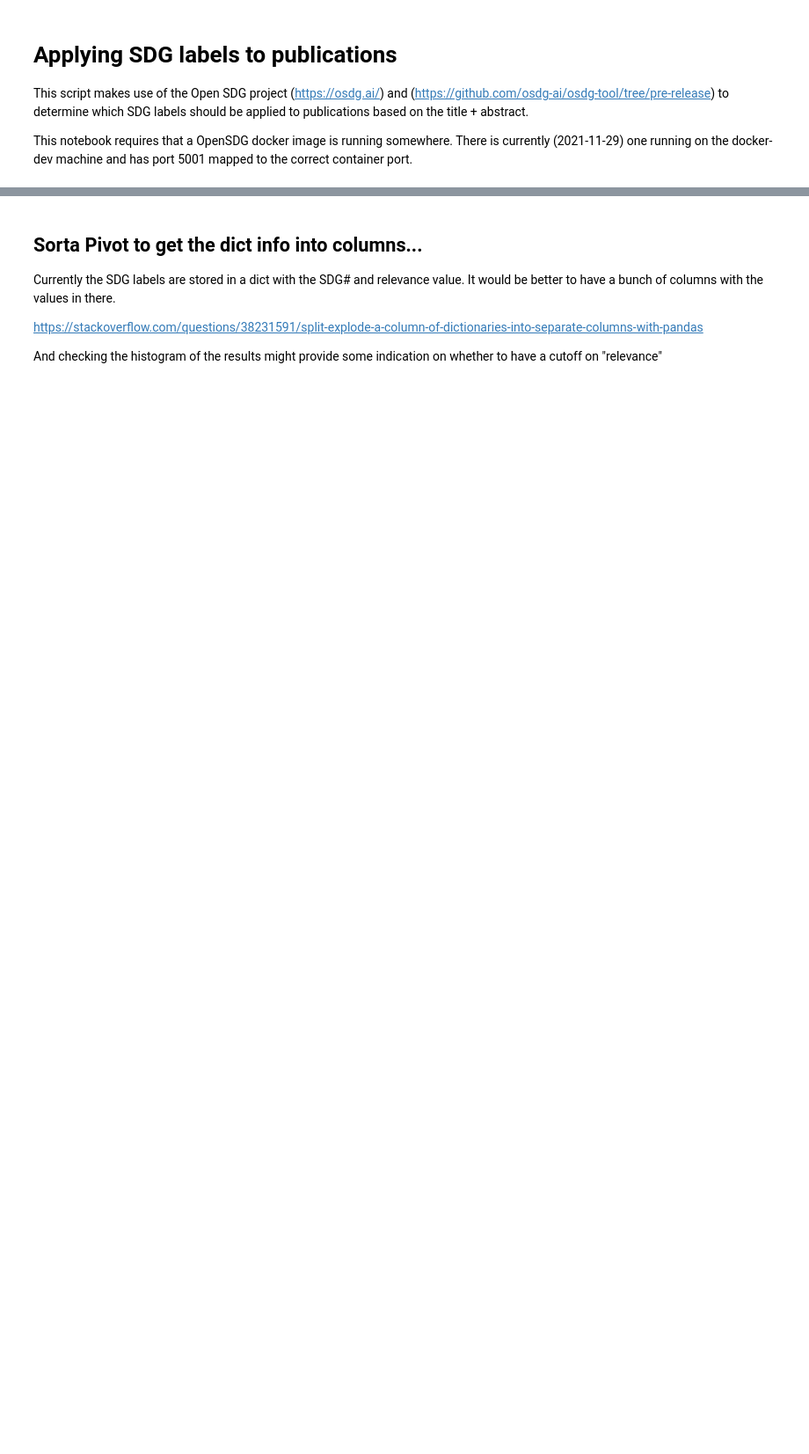
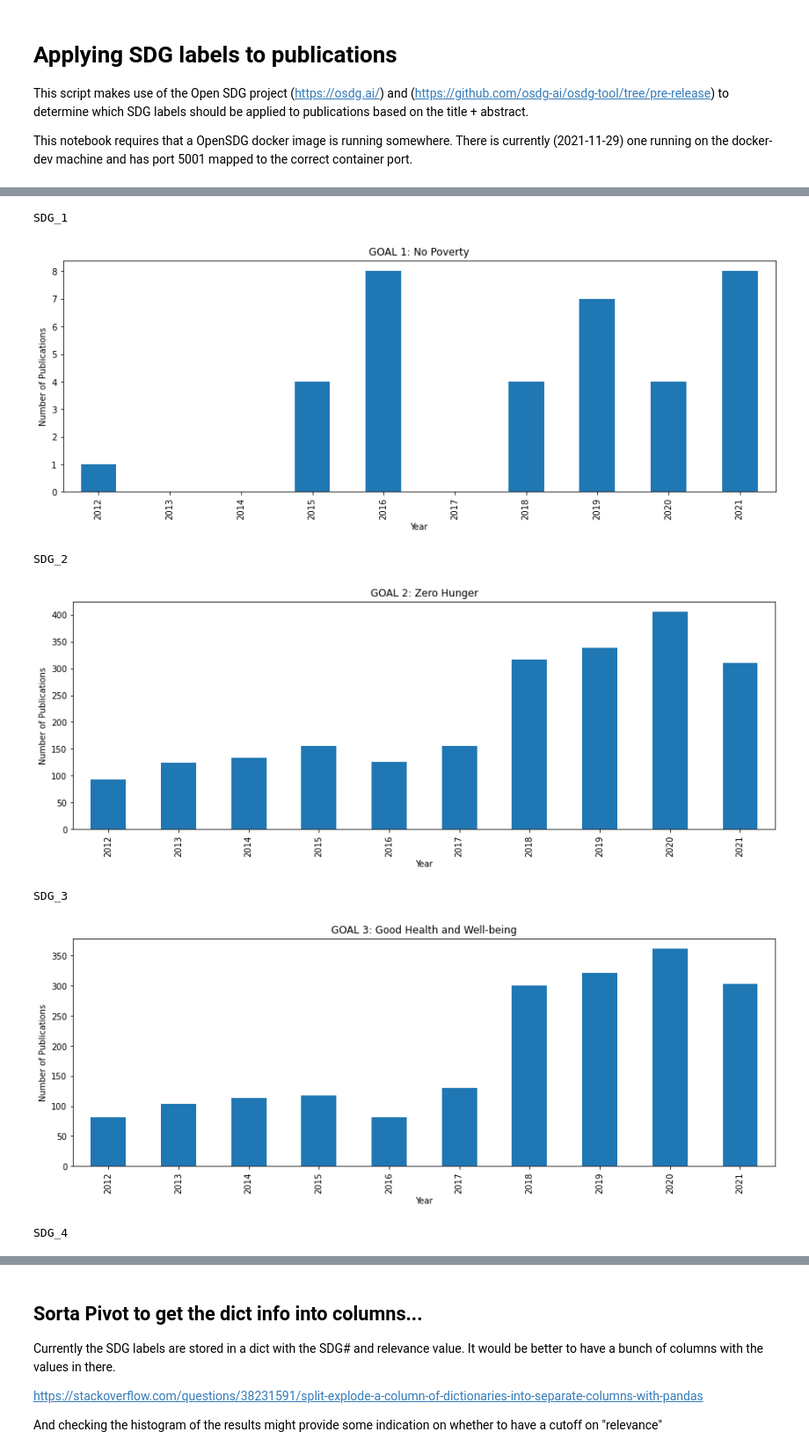
Before and after one commit to lifewatch/user-analysis, a Jupyter notebook: notebooks/Applying SDG labels to papers.ipynb, the cells around one changed output, grey strips where cells are left out. Shown at 88% size. Drawn from its saved outputs; the diff is of its cells as text; code cells hidden in the pictures; blank space fills up the shorter version.

```diff
--- a/notebooks/Applying SDG labels to papers.ipynb
+++ b/notebooks/Applying SDG labels to papers.ipynb
@@ -53,0 +68,13 @@ NameError: name 'small_df' is not defined
+# %%
+# Get SDG tags. This is an expensive query and requires that the docker server be running.
+# So for now it's commented out.
+reprocess = False
+if reprocess == True:
+    data_sdg  = data.apply(lambda row: get_sdg(row), axis=1)
+    data_sdg.to_csv('/home/jovyan/work/user-analysis/LW_publications_standardized/LWpubs_stand_all_SDG.csv')
+    data_sdg = data_sdg.join(data_sdg['result'].apply(pd.Series))
+    data_sdg['SDG_None'] = data_sdg.apply(lambda row: not(row['result']), axis=1)
+else:
+    data_sdg  = pd.read_csv('/home/jovyan/work/user-analysis/LW_publications_standardized/LWpubs_stand_all_SDG.csv')
+    data_sdg = data_sdg.join(data_sdg['result'].map(eval).apply(pd.Series))
+    data_sdg['SDG_None'] =  data_sdg.apply(lambda row: (row['result'] == '{}'), axis=1)
@@ -53,0 +140,22 @@ NameError: name 'small_df' is not defined
+# %%
+%matplotlib inline
+
+ys = [[0,1,2,3,4],[4,3,2,1,0]]
+x_ax = [0,1,2,3,4]
+
+for sdg, title in sdg_dict.items():
+    try:
+        print(sdg)
+        ts = data_agg[sdg]
+        ts.plot(kind='bar', figsize=(15,5), title=title, ylabel= 'Number of Publications')
+        plt.show()
+    except Exception as error:
+        print(error)
+# %% [output]
+SDG_1
+[figure, added]
+SDG_2
+[figure, added]
+SDG_3
+[figure, added]
+SDG_4
```
Also changed, not shown: parts of 16 cells of this notebook.
